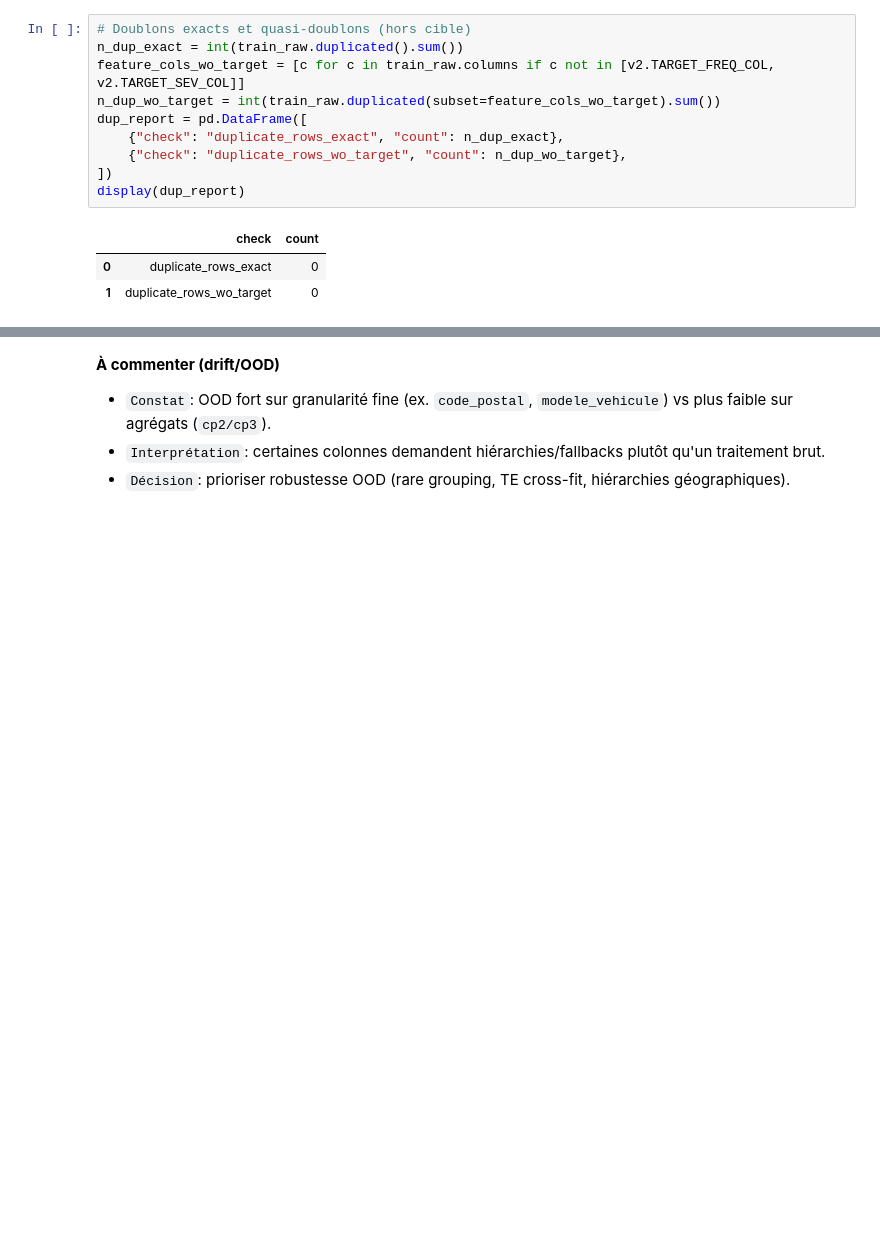
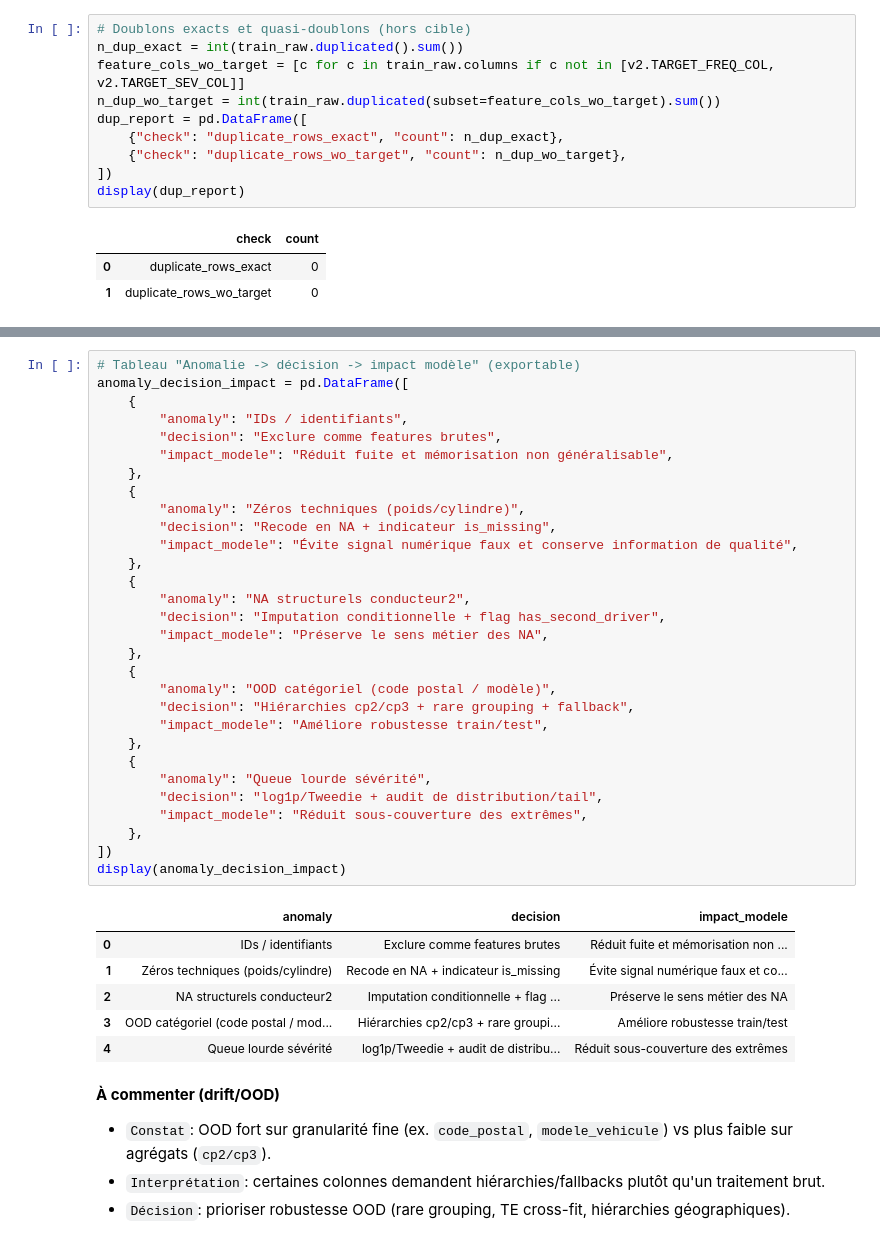
Before and after one commit to Mogramed/Calcul-prime-d-assurance, a Jupyter notebook: notebooks/07_ds_cadrage_qualite_cv.ipynb, the cells around one changed output, grey strips where cells are left out. Saved outputs shown, nothing was run; the diff lists cells and outputs as text; blank space fills up the shorter version.

```diff
--- a/notebooks/07_ds_cadrage_qualite_cv.ipynb
+++ b/notebooks/07_ds_cadrage_qualite_cv.ipynb
@@ -382,6 +397,43 @@ display(ood.sort_values("unseen_test_levels", ascending=False).head(20))
 | 3 | ood | duree_contrat | 41 | 40 | 0 | 0.000000 |
 | 2 | ood | type_contrat | 4 | 4 | 0 | 0.000000 |
 | 7 | ood | utilisation | 4 | 4 | 0 | 0.000000 |
+# %%
+# Tableau "Anomalie -> décision -> impact modèle" (exportable)
+anomaly_decision_impact = pd.DataFrame([
+    {
+        "anomaly": "IDs / identifiants",
+        "decision": "Exclure comme features brutes",
+        "impact_modele": "Réduit fuite et mémorisation non généralisable",
+    },
+    {
+        "anomaly": "Zéros techniques (poids/cylindre)",
+        "decision": "Recode en NA + indicateur is_missing",
+        "impact_modele": "Évite signal numérique faux et conserve information de qualité",
+    },
+    {
+        "anomaly": "NA structurels conducteur2",
+        "decision": "Imputation conditionnelle + flag has_second_driver",
+        "impact_modele": "Préserve le sens métier des NA",
+    },
+    {
+        "anomaly": "OOD catégoriel (code postal / modèle)",
+        "decision": "Hiérarchies cp2/cp3 + rare grouping + fallback",
+        "impact_modele": "Améliore robustesse train/test",
+    },
+    {
+        "anomaly": "Queue lourde sévérité",
+        "decision": "log1p/Tweedie + audit de distribution/tail",
+        "impact_modele": "Réduit sous-couverture des extrêmes",
+    },
+])
+display(anomaly_decision_impact)
+# %% [output]
+|  | anomaly | decision | impact_modele |
+| 0 | IDs / identifiants | Exclure comme features brutes | Réduit fuite et mémorisation non ... |
+| 1 | Zéros techniques (poids/cylindre) | Recode en NA + indicateur is_missing | Évite signal numérique faux et co... |
+| 2 | NA structurels conducteur2 | Imputation conditionnelle + flag ... | Préserve le sens métier des NA |
+| 3 | OOD catégoriel (code postal / mod... | Hiérarchies cp2/cp3 + rare groupi... | Améliore robustesse train/test |
+| 4 | Queue lourde sévérité | log1p/Tweedie + audit de distribu... | Réduit sous-couverture des extrêmes |
 # %% [markdown]
 **À commenter (drift/OOD)**
 
```
Also changed, not shown: parts of 6 cells of this notebook, 5 other files.
